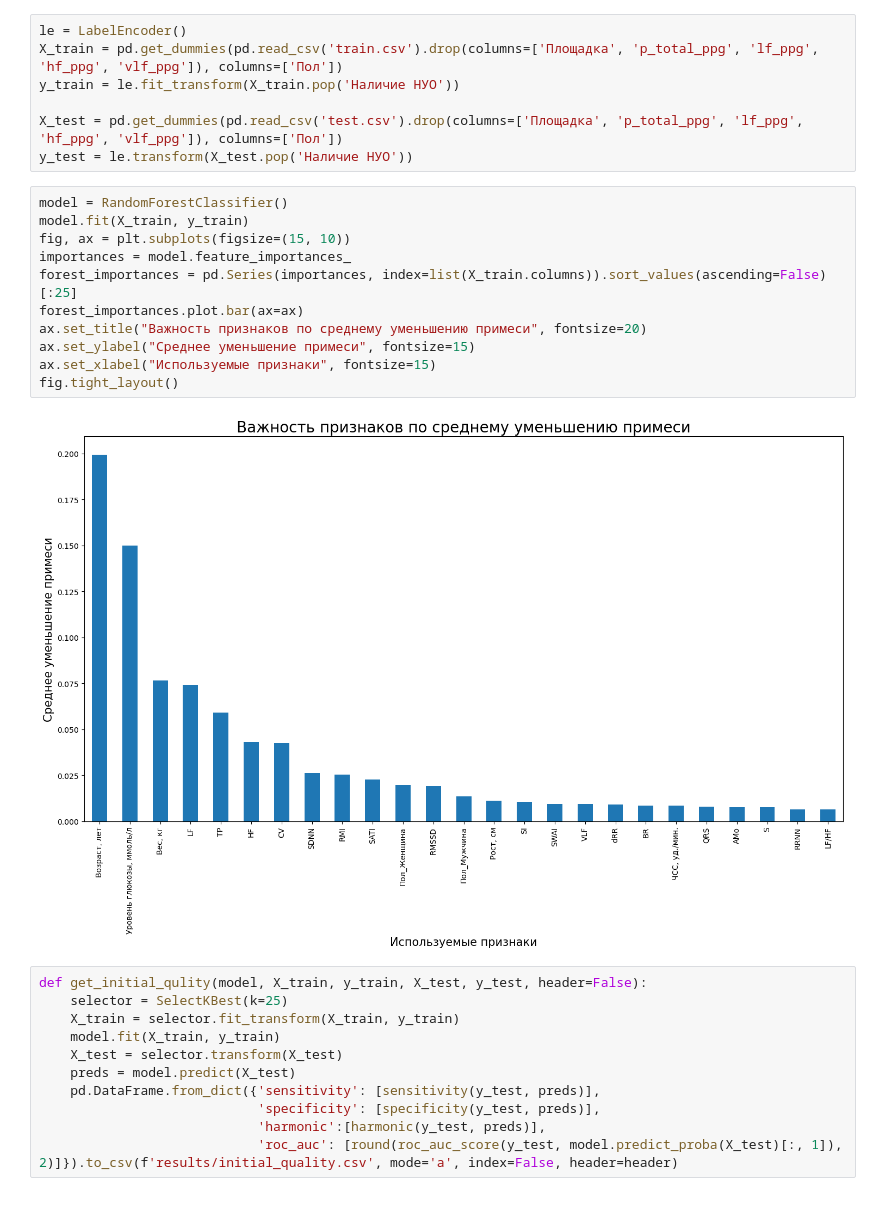
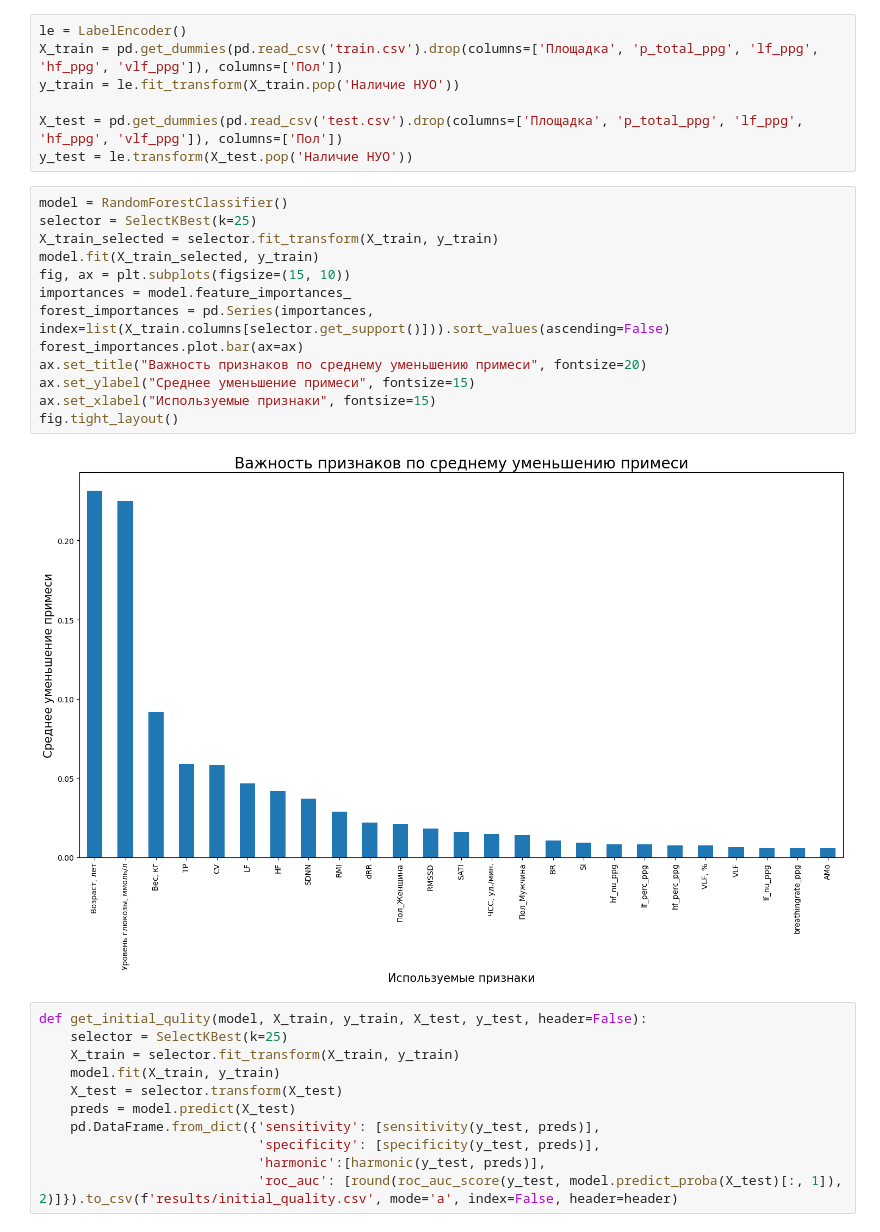
Before and after one commit to SergeyMaslikhov/CardioSampling, a Jupyter notebook: Building_models.ipynb, the cells around one changed output. Cells and saved outputs as stored; diff of their text form.

```diff
--- a/Building_models.ipynb
+++ b/Building_models.ipynb
@@ -51,17 +51,19 @@ X_test = pd.get_dummies(pd.read_csv('test.csv').drop(columns=['Площадка'
 y_test = le.transform(X_test.pop('Наличие НУО'))
 # %%
 model = RandomForestClassifier()
-model.fit(X_train, y_train)
+selector = SelectKBest(k=25)
+X_train_selected = selector.fit_transform(X_train, y_train)
+model.fit(X_train_selected, y_train)
 fig, ax = plt.subplots(figsize=(15, 10))
 importances = model.feature_importances_
-forest_importances = pd.Series(importances, index=list(X_train.columns)).sort_values(ascending=False)[:25]
+forest_importances = pd.Series(importances, index=list(X_train.columns[selector.get_support()])).sort_values(ascending=False)
 forest_importances.plot.bar(ax=ax)
 ax.set_title("Важность признаков по среднему уменьшению примеси", fontsize=20)
 ax.set_ylabel("Среднее уменьшение примеси", fontsize=15)
 ax.set_xlabel("Используемые признаки", fontsize=15)
 fig.tight_layout()
 # %% [output]
-[figure, old version]
+[figure, new version]
 # %%
 def get_initial_qulity(model, X_train, y_train, X_test, y_test, header=False):
     selector = SelectKBest(k=25)
```
Also changed, not shown: parts of 4 cells of this notebook.
